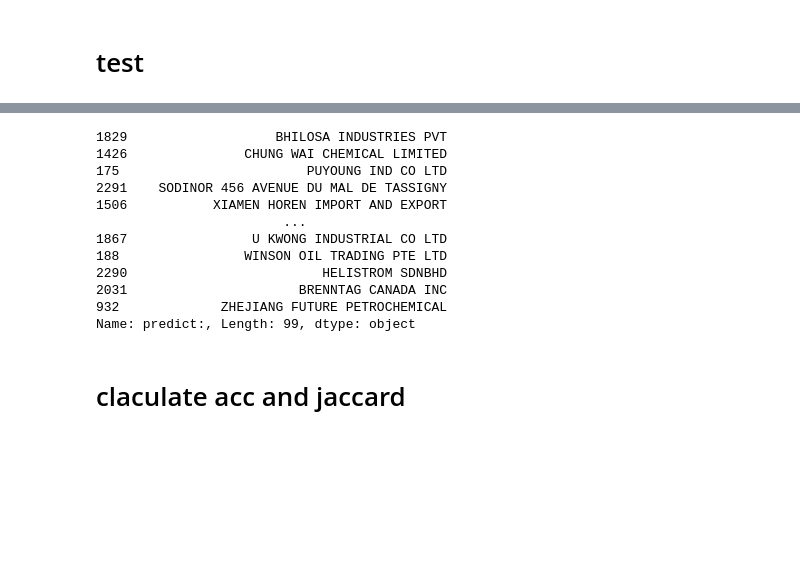
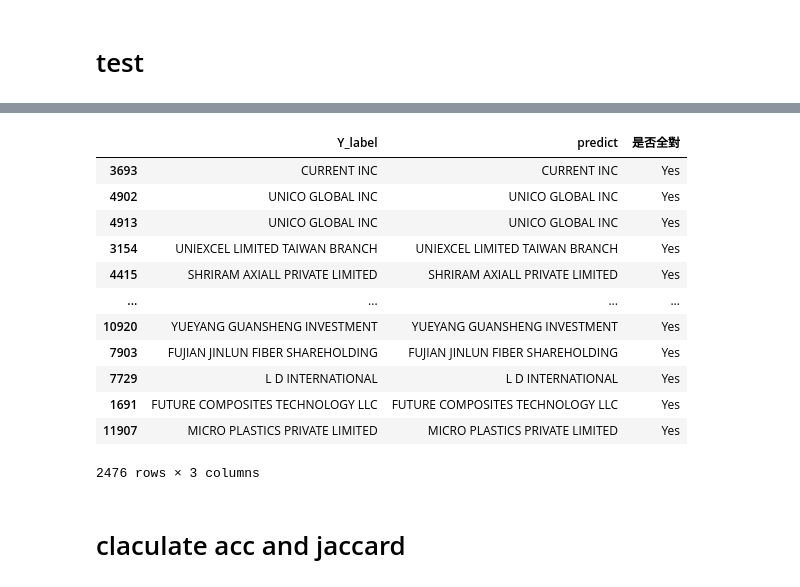
Before and after one commit to skywalker0803r/Letter-of-Credit-Intelligent-Auxiliary-Semantic-Analysis-System, a Jupyter notebook: notebook/開狀人bert訓練.ipynb, the cells around one changed output, grey strips where cells are left out. Cells and saved outputs as stored; diff of their text form; code cells hidden in the pictures; blank space fills up the shorter version.

```diff
--- a/notebook/開狀人bert訓練.ipynb
+++ b/notebook/開狀人bert訓練.ipynb
@@ -210,16 +91,0 @@ display(val_df)
-# %%
-def find_fail_sample(df):
-    fails = []
-    for i in df.index:
-        context = df.loc[i,'string_X']
-        answer = df.loc[i,'Y_label']
-        if answer not in context:
-            fails.append(i)
-    return fails
-train_fails = find_fail_sample(train_df)
-val_fails = find_fail_sample(val_df)
-print(train_fails,val_fails)
-display(val_df.loc[val_fails])
-print(val_df.shape)
-val_df = val_df.drop(val_fails,axis=0)
-print(val_df.shape)
@@ -435,0 +230,3 @@ plt.show()
+# %%
+model_path = '../models/Product_Data_SQuAD_model_開狀人.pt'
+torch.save(best_model.state_dict(),model_path)
@@ -436,3 +235,5 @@ plt.show()
 # %%
-from transformers import pipeline
+model = DistilBertForQuestionAnswering.from_pretrained("distilbert-base-uncased")
+model.load_state_dict(torch.load(model_path))
+model.eval()
 nlp = pipeline('question-answering', model=model.to('cpu'), tokenizer=tokenizer)
@@ -439,27 +246,22 @@ nlp = pipeline('question-answering', model=model.to('cpu'), tokenizer=tokenizer)
 # %% [markdown]
 # test
 # %%
-def test_model(df):
+def test_model(nlp,df):
     table = pd.DataFrame()
     for i in tqdm(df.index):
         sample = df.loc[[i]]
-        string_X_train = sample['string_X'].values[0]
-        string_Y_1 = sample['string_Y_1'].values[0]
-        string_Y_2 = sample['string_Y_2'].values[0]
+        string_X_train = sample['string_X_train'].values[0]
+        Y_label = sample['Y_label'].values[0]
         QA_input = {
-            'question': 'What is the Applicant?',
+            'question': 'What is the Applicant name ?',
             'context': string_X_train
         }
         res = nlp(QA_input)
-        #predict = QA_input['context'][res['start']:res['end']]
         predict = QA_input['context'][0:res['end']]
-        row = pd.DataFrame({
-            'label':sample['Y_label'].values[0],
-            'predict:':predict},index=[i])
-        if sample['Y_label'].values[0] == predict:
+        row = pd.DataFrame({'Y_label':Y_label,'predict':predict},index=[i])
+        if Y_label == predict:
             row['是否全對'] = 'Yes'
         else:
             row['是否全對'] = 'No'
         table = table.append(row)
-        i += 1
     return table
@@ -485,17 +268,19 @@ all_res
-# %%
-all_res['predict:']
-# %% [output]
-1829                   BHILOSA INDUSTRIES PVT
-1426               CHUNG WAI CHEMICAL LIMITED
-175                        PUYOUNG IND CO LTD
-2291    SODINOR 456 AVENUE DU MAL DE TASSIGNY
-1506           XIAMEN HOREN IMPORT AND EXPORT
-                        ...
-1867                U KWONG INDUSTRIAL CO LTD
-188                WINSON OIL TRADING PTE LTD
-2290                         HELISTROM SDNBHD
-2031                      BRENNTAG CANADA INC
-932             ZHEJIANG FUTURE PETROCHEMICAL
-Name: predict:, Length: 99, dtype: object
+# %%
+table = test_model(nlp,val_df)
+display(table)
+# %% [output]
+|  | Y_label | predict | 是否全對 |
+| 3693 | CURRENT INC | CURRENT INC | Yes |
+| 4902 | UNICO GLOBAL INC | UNICO GLOBAL INC | Yes |
+| 4913 | UNICO GLOBAL INC | UNICO GLOBAL INC | Yes |
+| 3154 | UNIEXCEL LIMITED TAIWAN BRANCH | UNIEXCEL LIMITED TAIWAN BRANCH | Yes |
+| 4415 | SHRIRAM AXIALL PRIVATE LIMITED | SHRIRAM AXIALL PRIVATE LIMITED | Yes |
+| ... | ... | ... | ... |
+| 10920 | YUEYANG GUANSHENG INVESTMENT | YUEYANG GUANSHENG INVESTMENT | Yes |
+| 7903 | FUJIAN JINLUN FIBER SHAREHOLDING | FUJIAN JINLUN FIBER SHAREHOLDING | Yes |
+| 7729 | L D INTERNATIONAL | L D INTERNATIONAL | Yes |
+| 1691 | FUTURE COMPOSITES TECHNOLOGY LLC | FUTURE COMPOSITES TECHNOLOGY LLC | Yes |
+| 11907 | MICRO PLASTICS PRIVATE LIMITED | MICRO PLASTICS PRIVATE LIMITED | Yes |
+2476 rows × 3 columns
 # %% [markdown]
 # claculate acc and jaccard
```
Also changed, not shown: parts of 38 cells of this notebook.
